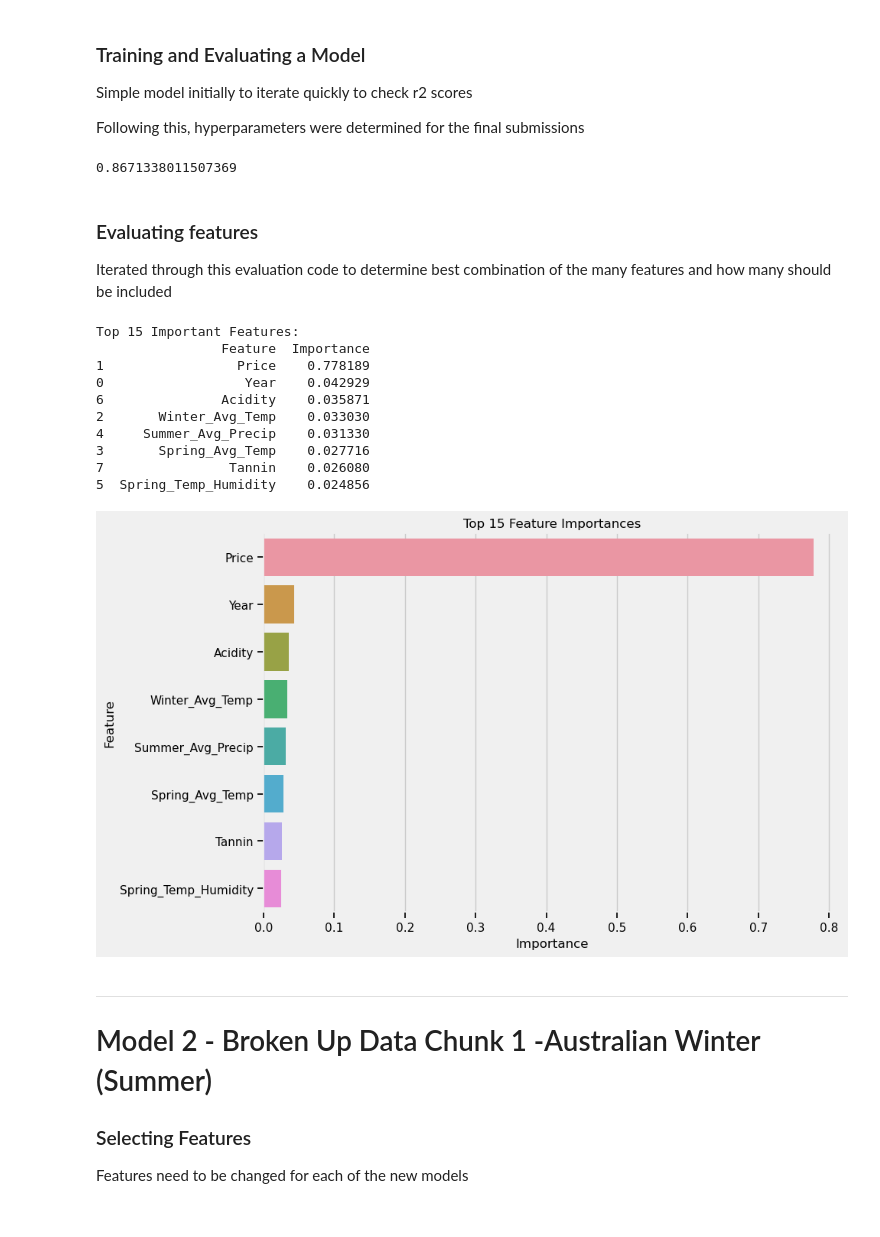
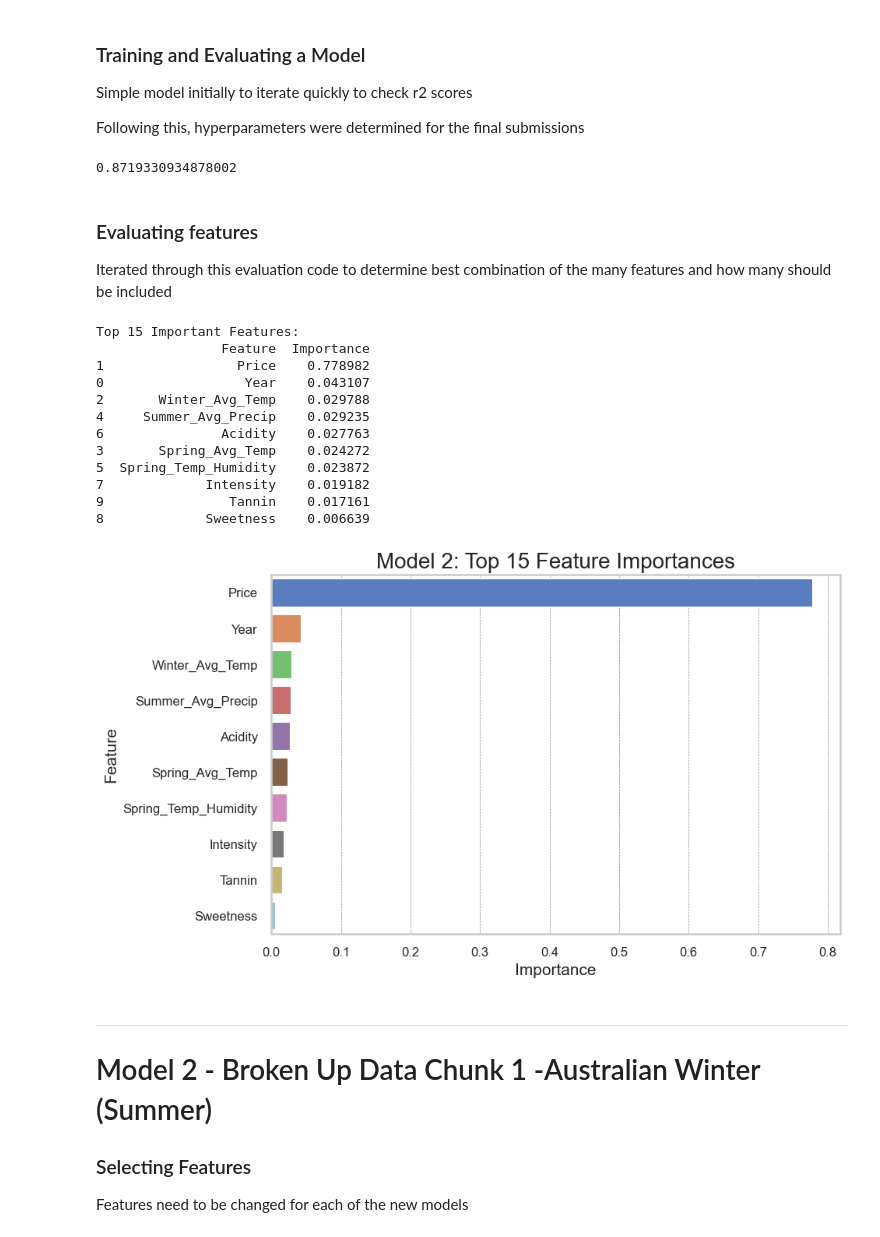
Before and after one commit to willhall2001/BreakinBadCode, a Jupyter notebook: 06_Machine_Leaning_Model_2.ipynb, the cells around one changed output. Saved outputs shown, nothing was run; the diff lists cells and outputs as text; code cells hidden in the pictures.

Commit message:
Edits on machine learning graphs

```diff
--- a/06_Machine_Leaning_Model_2.ipynb
+++ b/06_Machine_Leaning_Model_2.ipynb
@@ -46,6 +46,21 @@ plt.style.use('fivethirtyeight')
 sns.set_context("notebook")
 import warnings
 warnings.filterwarnings('ignore')
+
+sns.set_theme(style = "whitegrid", palette="muted", context="talk")
+
+# Set Matplotlib rcParams
+plt.rcParams.update({
+    'figure.figsize': (14, 6),
+    'axes.titlesize': 20,
+    'axes.labelsize': 15,
+    'xtick.labelsize': 12,
+    'ytick.labelsize': 12,
+    'legend.fontsize': 12,
+    'grid.color': 'gray',
+    'grid.linestyle': '--',
+    'grid.linewidth': 0.5
+})
 # %% [markdown]
 ## Import Data
 Start by importing the training and testing data.
@@ -359,8 +374,8 @@ def Feature_Selection(data):
                         # 'Fall_Days_Above_32',
 
                         'Acidity',
-                        # 'Intensity',
-                        # 'Sweetness',
+                        'Intensity',
+                        'Sweetness',
                         'Tannin',
 
                         ]
@@ -451,7 +466,7 @@ model.fit(X_train, y_train)
 y_pred = model.predict(X_val)
 print(r2_score(y_val, y_pred))
 # %% [output]
-0.8671338011507369
+0.8719330934878002
 # %% [markdown]
 ### Evaluating features
 
@@ -459,37 +474,39 @@ Iterated through this evaluation code to determine best combination of the many
 # %%
 # Feature importances
 importances = model.feature_importances_
 feature_names = X_data.columns
 feature_importance_df = pd.DataFrame({
     'Feature': feature_names,
     'Importance': importances
 })
 
 # Sort features by importance
 feature_importance_df = feature_importance_df.sort_values(by='Importance', ascending=False)
 
 # Display the top 10 features
 print("\nTop 15 Important Features:")
 print(feature_importance_df.head(15))
 
 # Plot the top 10 feature importances
 plt.figure(figsize=(10, 6))
 sns.barplot(x='Importance', y='Feature', data=feature_importance_df.head(15))
-plt.title('Top 15 Feature Importances')
+plt.title('Model 2: Top 15 Feature Importances', fontsize = 20)
 plt.tight_layout()
 plt.show()
 # %% [output]
 Top 15 Important Features:
                 Feature  Importance
-1                 Price    0.778189
-0                  Year    0.042929
-6               Acidity    0.035871
-2       Winter_Avg_Temp    0.033030
-4     Summer_Avg_Precip    0.031330
-3       Spring_Avg_Temp    0.027716
-7                Tannin    0.026080
-5  Spring_Temp_Humidity    0.024856
+1                 Price    0.778982
+0                  Year    0.043107
+2       Winter_Avg_Temp    0.029788
+4     Summer_Avg_Precip    0.029235
+6               Acidity    0.027763
+3       Spring_Avg_Temp    0.024272
+5  Spring_Temp_Humidity    0.023872
+7             Intensity    0.019182
+9                Tannin    0.017161
+8             Sweetness    0.006639
-[figure, old version]
+[figure, new version]
 # %% [markdown]
 ---
 # Model 2 - Broken Up Data Chunk 1 -Australian Winter (Summer)
```
Also changed, not shown: parts of 16 cells of this notebook, 2 other files.
